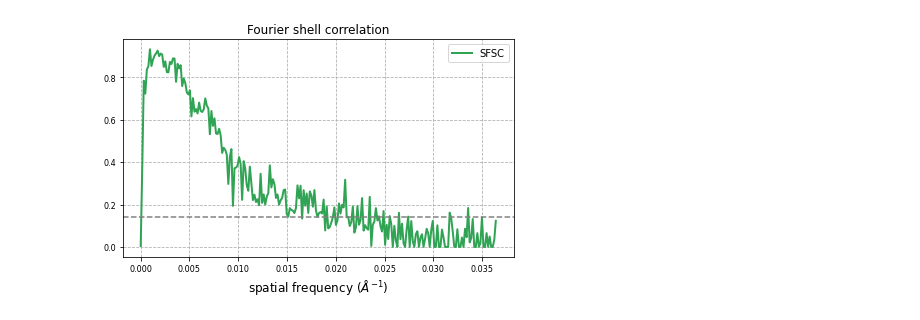
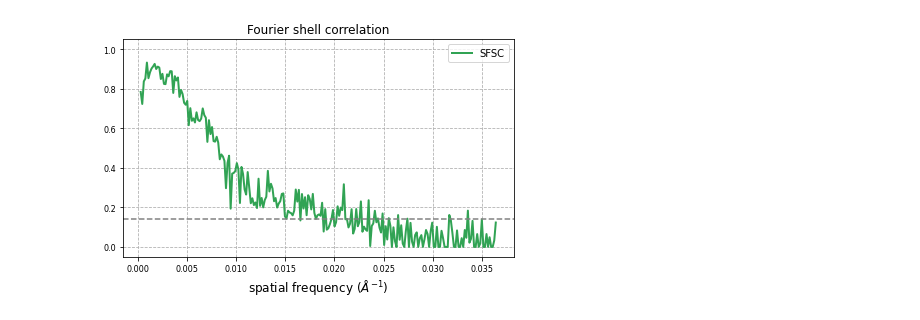
Before and after one commit to EricVerbeke/self_fourier_shell_correlation, a Jupyter notebook: Figure5.ipynb, the cells around one changed output. Drawn from its saved outputs; the diff is of its cells as text; code cells hidden in the pictures.

```diff
--- a/Figure5.ipynb
+++ b/Figure5.ipynb
@@ -10,7 +10,8 @@ cmap_b = [plt.get_cmap('tab20c').colors[idx] for idx in [2, 6, 10, 12]]
 # %%
 # You will need the 3-D volume from: https://www.ebi.ac.uk/emdb/EMD-4869
 
-tomo_file = ''
+# tomo_file = '../Data/emd_4869.mrc'
+tomo_file = '/scratch/network/ev9102/Tomo/emd_4869.mrc'
 # %%
 with mrcfile.open(tomo_file) as mrc:
     tomo_full = mrc.data
@@ -101,21 +115,22 @@ plt.show()
 # %%
 plt.figure(figsize=(7,4))
 
-plt.plot(freq, sfsc_upsample, color=cmap_a[2], linewidth=2, label='SFSC')
+plt.plot(freq[2:], sfsc_upsample[2:], color=cmap_a[2], linewidth=2, label='SFSC')
 
 plt.xlabel('spatial frequency 'r'(${\AA}^{-1}$)')
 plt.title('Fourier shell correlation')
 
 plt.rc('axes', labelsize=12)
 plt.rc('xtick', labelsize=8)
 plt.rc('ytick', labelsize=8)
 plt.rc('legend', fontsize=10)
 
 plt.grid(which='major', linestyle='--')
+plt.ylim(-0.05, 1.05)
 
 plt.legend()
 plt.axhline(1/7, linestyle='--', color='grey')
 # plt.savefig('')
 plt.show()
 # %% [output]
-[figure, old version]
+[figure, new version]
```
Also changed, not shown: parts of 7 cells of this notebook, 4 other files.
